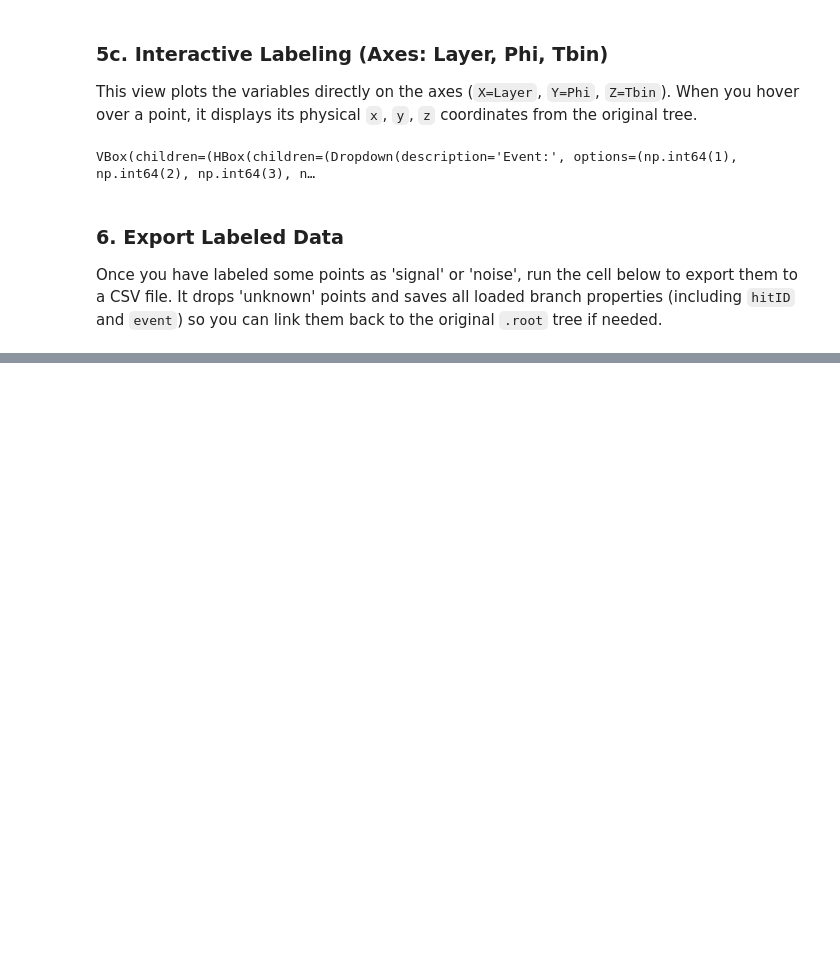
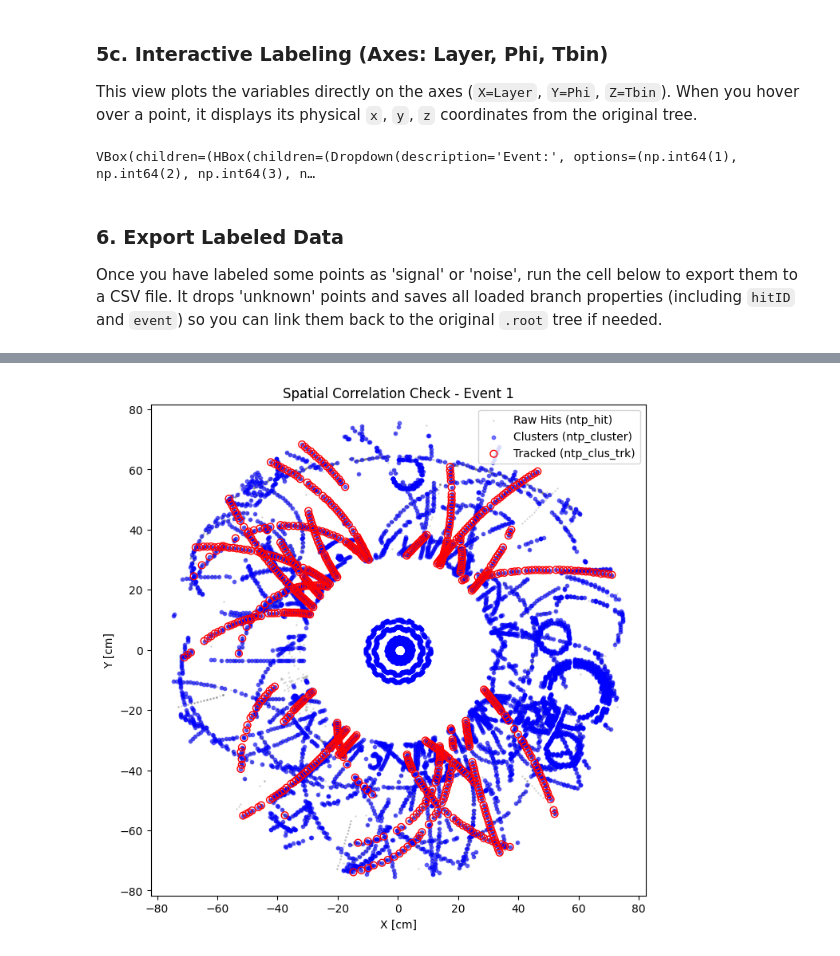
Before and after one commit to yaminocellist/3D_ClusterFindingML, a Jupyter notebook: real_data_assessment.ipynb, the cells around one changed output, grey strips where cells are left out. Drawn from its saved outputs; the diff is of its cells as text; code cells hidden in the pictures; blank space fills up the shorter version.

```diff
--- a/real_data_assessment.ipynb
+++ b/real_data_assessment.ipynb
@@ -678,3 +785,31 @@ Successfully saved 81 labeled hits to 'labeled_hits.csv'
 | 19497 | 1.0 | 47972372.0 | 9.0 | -1.191074 | 21.0 | 12.094843 | -30.305996 | 9.171550 | 31.0 | noise | 3.335963 | ... |
 | 19498 | 1.0 | 48037908.0 | 9.0 | -1.196381 | 19.0 | 11.933830 | -30.369761 | 8.324736 | 39.0 | noise | 3.291553 | ... |
 | 19499 | 1.0 | 48037908.0 | 9.0 | -1.196381 | 20.0 | 11.933830 | -30.369761 | 8.748142 | 117.0 | noise | 3.291553 | ... |
+# %%
+#   ntp_cluser && ntp_clus_trk Correlation Check:
+import uproot
+import awkward as ak
+import numpy as np
+import matplotlib.pyplot as plt
+
+file_path = "clusters_seeds_island_79507-0.root_ntuplizer.root"
+# Select Event 1 as an exhibition
+ev = 1
+with uproot.open(file_path) as f:
+    h = f["ntp_hit"].arrays(["x", "y"], cut=f"event=={ev}")
+    c = f["ntp_cluster"].arrays(["x", "y"], cut=f"event=={ev}")
+    t = f["ntp_clus_trk"].arrays(["x", "y"], cut=f"event=={ev}")
+
+plt.figure(figsize=(8, 8))
+plt.scatter(h.x, h.y, s=1, c='gray', alpha=0.2, label="Raw Hits (ntp_hit)")
+plt.scatter(c.x, c.y, s=10, c='blue', alpha=0.5, label="Clusters (ntp_cluster)")
+plt.scatter(t.x, t.y, s=40, edgecolors='red', facecolors='none', label="Tracked (ntp_clus_trk)")
+
+plt.title(f"Spatial Correlation Check - Event {ev}")
+plt.xlabel("X [cm]")
+plt.ylabel("Y [cm]")
+plt.legend()
+plt.axis('equal')
+plt.savefig(f"./Visualizing/images/spatial_correlation_Event{ev}.png")
+# %% [output]
+[figure, added]
```
Also changed, not shown: parts of 6 cells of this notebook, 13 other files.
